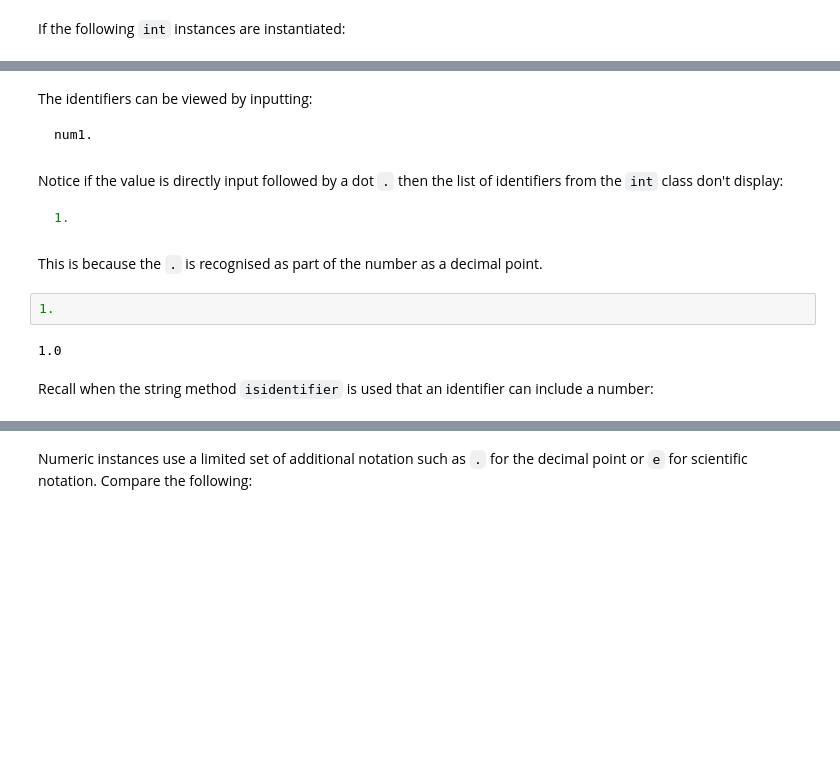
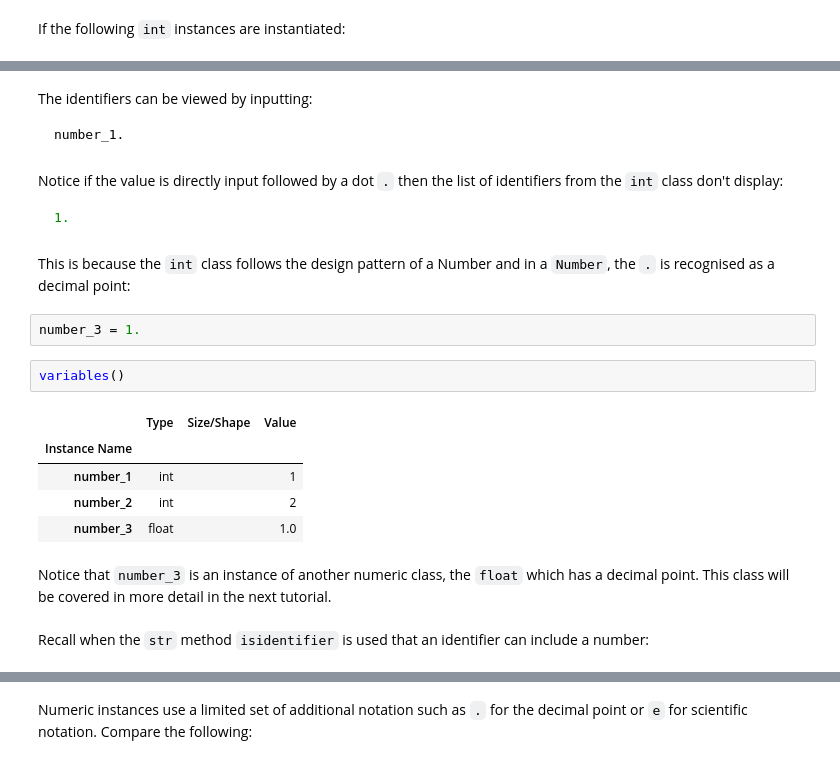
Before and after one commit to PhilipYip1988/python-notebooks, a Jupyter notebook: builtins_module_int/notebook.ipynb, the cells around one changed output, grey strips where cells are left out. Saved outputs shown, nothing was run; the diff lists cells and outputs as text; blank space fills up the shorter version.

````diff
--- a/builtins_module_int/notebook.ipynb
+++ b/builtins_module_int/notebook.ipynb
@@ -127,7 +115,7 @@ num2 = 2
 The identifiers can be viewed by inputting:
 
 ```python
-num1.
+number_1.
 ```
 # %% [markdown]
 Notice if the value is directly input followed by a dot ```.``` then the list of identifiers from the ```int``` class don't display:
@@ -136,11 +124,19 @@
 1.
 ```
 # %% [markdown]
-This is because the ```.``` is recognised as part of the number as a decimal point.
+This is because the ```int``` class follows the design pattern of a Number and in a ```Number```, the ```.``` is recognised as a decimal point:
-# %%
-1.
-# %% [output]
-1.0
+# %%
+number_3 = 1.
+# %%
+variables()
+# %% [output]
+|  | Type | Size/Shape | Value |
+| Instance Name |  |  |  |
+| number_1 | int |  | 1 |
+| number_2 | int |  | 2 |
+| number_3 | float |  | 1.0 |
+# %% [markdown]
+Notice that ```number_3``` is an instance of another numeric class, the ```float``` which has a decimal point. This class will be covered in more detail in the next tutorial.
 # %% [markdown]
-Recall when the string method ```isidentifier``` is used that an identifier can include a number:
+Recall when the ```str``` method ```isidentifier``` is used that an identifier can include a number:
 # %%
````
Also changed, not shown: parts of 222 cells of this notebook, 3 other files.
